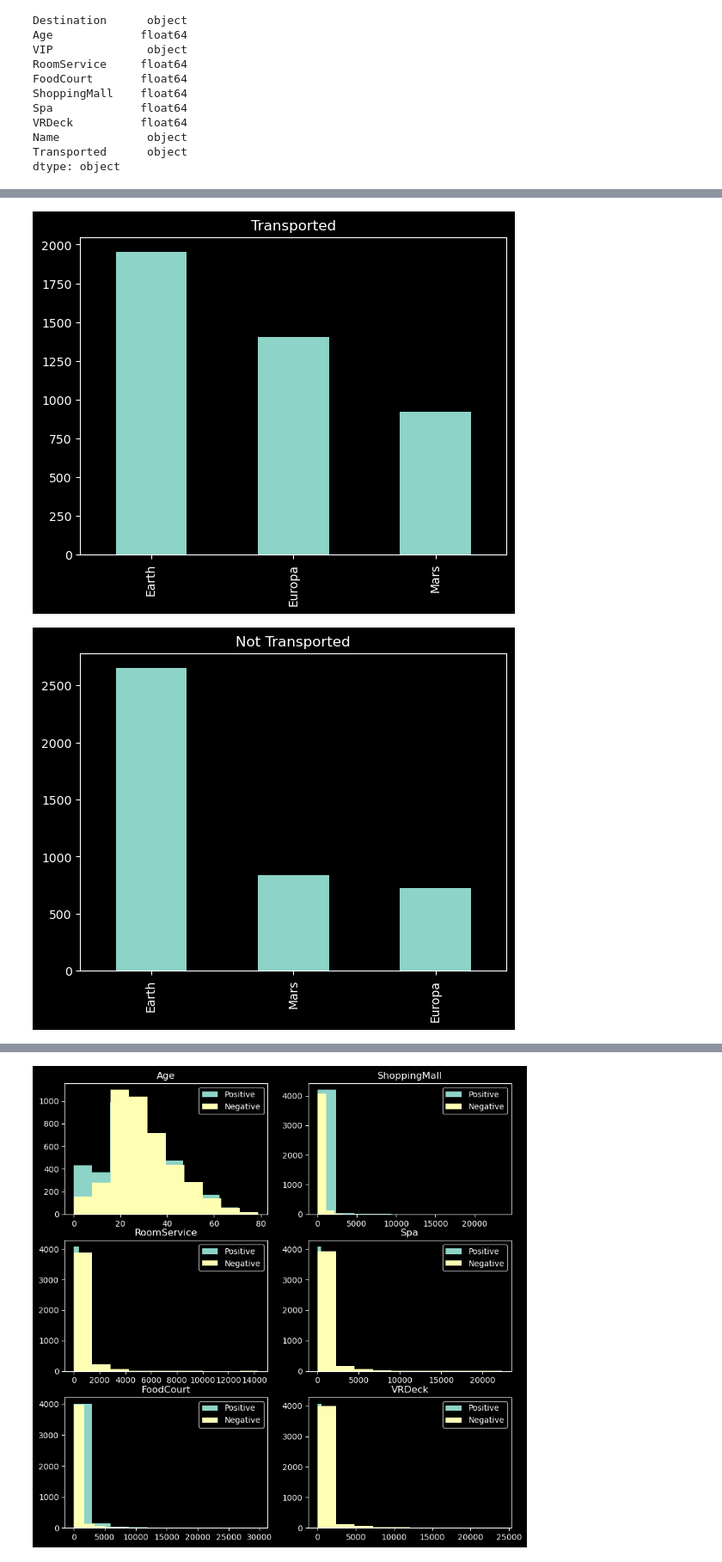
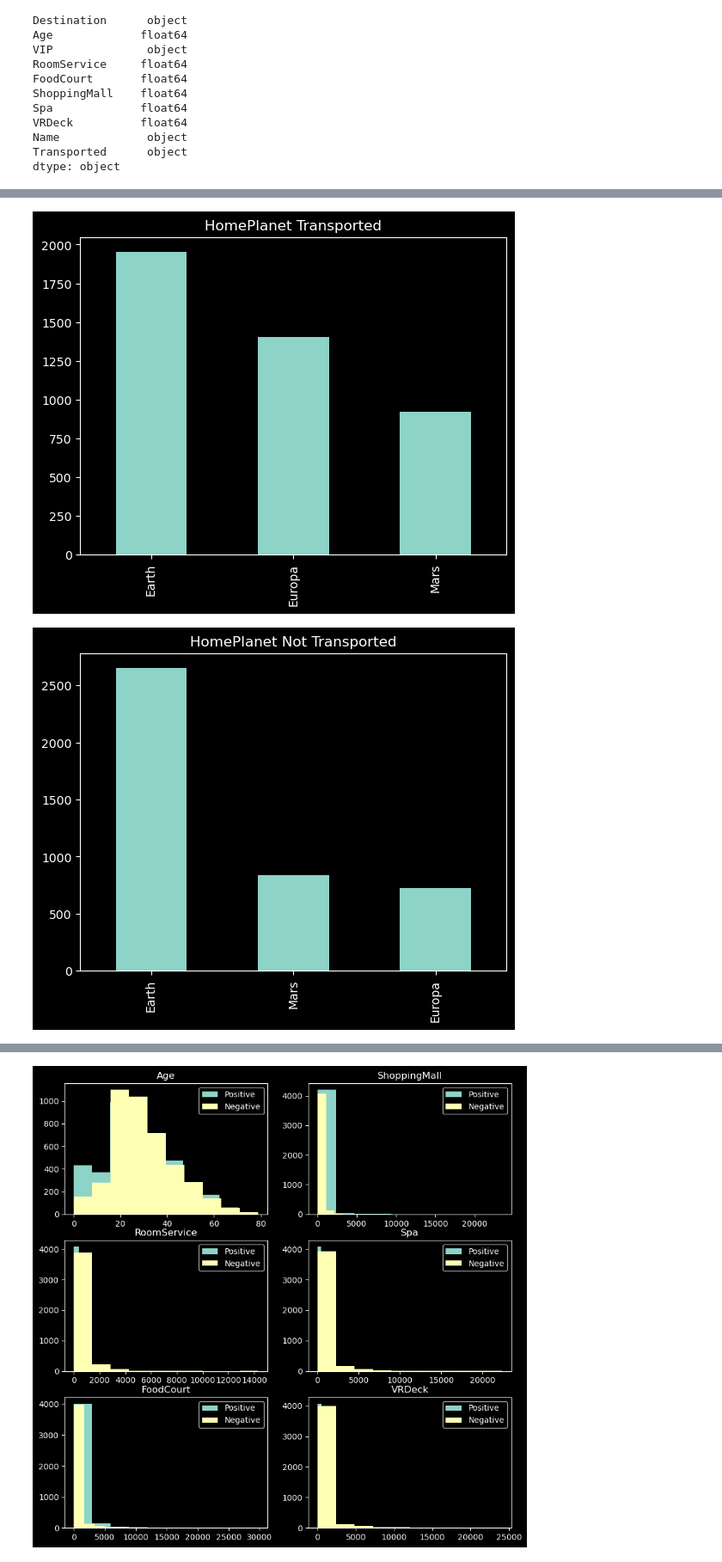
Before and after one commit to raacee/spaceship-titanic, a Jupyter notebook: sps_t_v2.ipynb, the cells around one changed output, grey strips where cells are left out. Shown: that part at 86% size. Drawn from its saved outputs; the diff is of its cells as text; code cells hidden in the pictures.

```diff
--- a/sps_t_v2.ipynb
+++ b/sps_t_v2.ipynb
@@ -98,13 +114,13 @@ plt.show()
 # %%
 columns = ['HomePlanet','CryoSleep','Destination','VIP']
 for col in columns:
-    plt.title('Transported')
+    plt.title(col+" Transported")
     df[df['Transported'] == True][col].value_counts().plot(kind='bar')
     plt.show()
 
-    plt.title('Not Transported')
+    plt.title(col+" Not Transported")
     df[df['Transported'] == False][col].value_counts().plot(kind='bar')
     plt.show()
 # %% [output]
-[figure, old version]
+[figure, new version]
-[figure, old version]
+[figure, new version]
```
Also changed, not shown: parts of 7 cells of this notebook.
